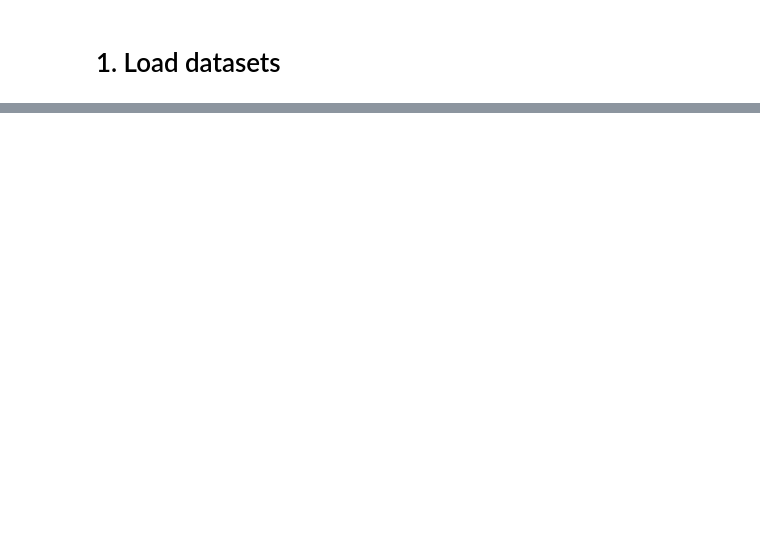
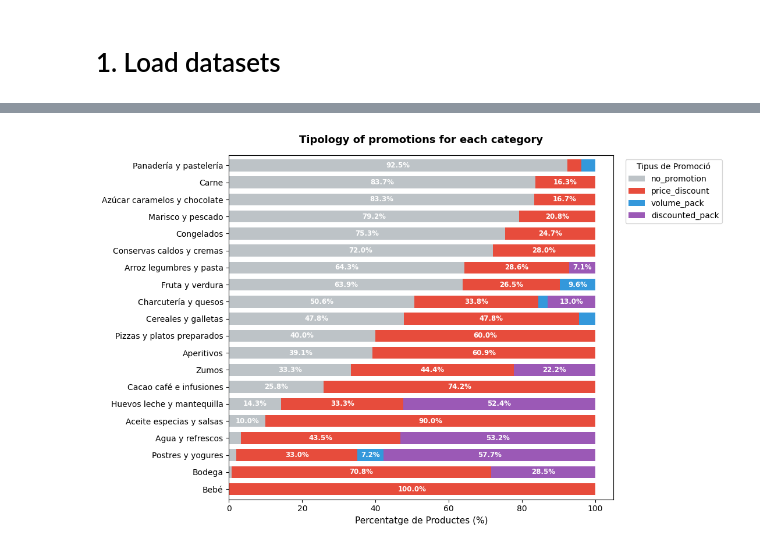
Before and after one commit to cescFT/TFM-fferretar-code, a Jupyter notebook: data-analysis/TFM-fferretar-data-analysis.ipynb, the cells around one changed output, grey strips where cells are left out. Cells and saved outputs as stored; diff of their text form; code cells hidden in the pictures; blank space fills up the shorter version.

```diff
--- a/data-analysis/TFM-fferretar-data-analysis.ipynb
+++ b/data-analysis/TFM-fferretar-data-analysis.ipynb
@@ -66,0 +953,44 @@ memory usage: 27.1+ KB
+# %%
+def plot_promotion_by_category_stacked(df):
+    # Taula creuada normalitzada al 100% per categoria
+    ct = pd.crosstab(df['category'], df['promotion_type'], normalize='index') * 100
+
+    # Ordre lògic de les columnes
+    desired_order = ['no_promotion', 'price_discount', 'volume_pack', 'discounted_pack']
+    cols = [c for c in desired_order if c in ct.columns]
+    ct = ct[cols]
+
+    # Ordenem les categories per percentatge de 'regular' de menor a major (més promocionades a dalt)
+    if 'no_promotion' in ct.columns:
+        ct = ct.sort_values(by='no_promotion', ascending=True)
+
+    color_map = {
+        'no_promotion': '#bdc3c7',          # Gris neutre
+        'price_discount': '#e74c3c',   # Vermell
+        'volume_pack': '#3498db',      # Blau
+        'discounted_pack': '#9b59b6'   # Lila
+    }
+    colors = [color_map[c] for c in ct.columns]
+
+    fig, ax = plt.subplots(figsize=(11, 7))
+    ct.plot(kind='barh', stacked=True, color=colors, ax=ax, width=0.7)
+
+    # Afegir percentatges a l'interior de les barres (només si el segment és > 5%)
+    for p in ax.patches:
+        width, height = p.get_width(), p.get_height()
+        if width > 5:
+            x, y = p.get_xy()
+            ax.text(x + width/2, y + height/2, f"{width:.1f}%",
+                    ha='center', va='center', color='white', fontweight='bold', fontsize=8.5)
+
+    ax.set_title("Tipology of promotions for each category", fontsize=13, fontweight='bold', pad=15)
+    ax.set_xlabel("Percentatge de Productes (%)", fontsize=11)
+    ax.set_ylabel("")
+    ax.legend(title="Tipus de Promoció", bbox_to_anchor=(1.02, 1), loc='upper left')
+    plt.tight_layout()
+    plt.show()
+
+# Execució
+plot_promotion_by_category_stacked(df_products)
+# %% [output]
+[figure, added]
```
Also changed, not shown: parts of 84 cells of this notebook.
